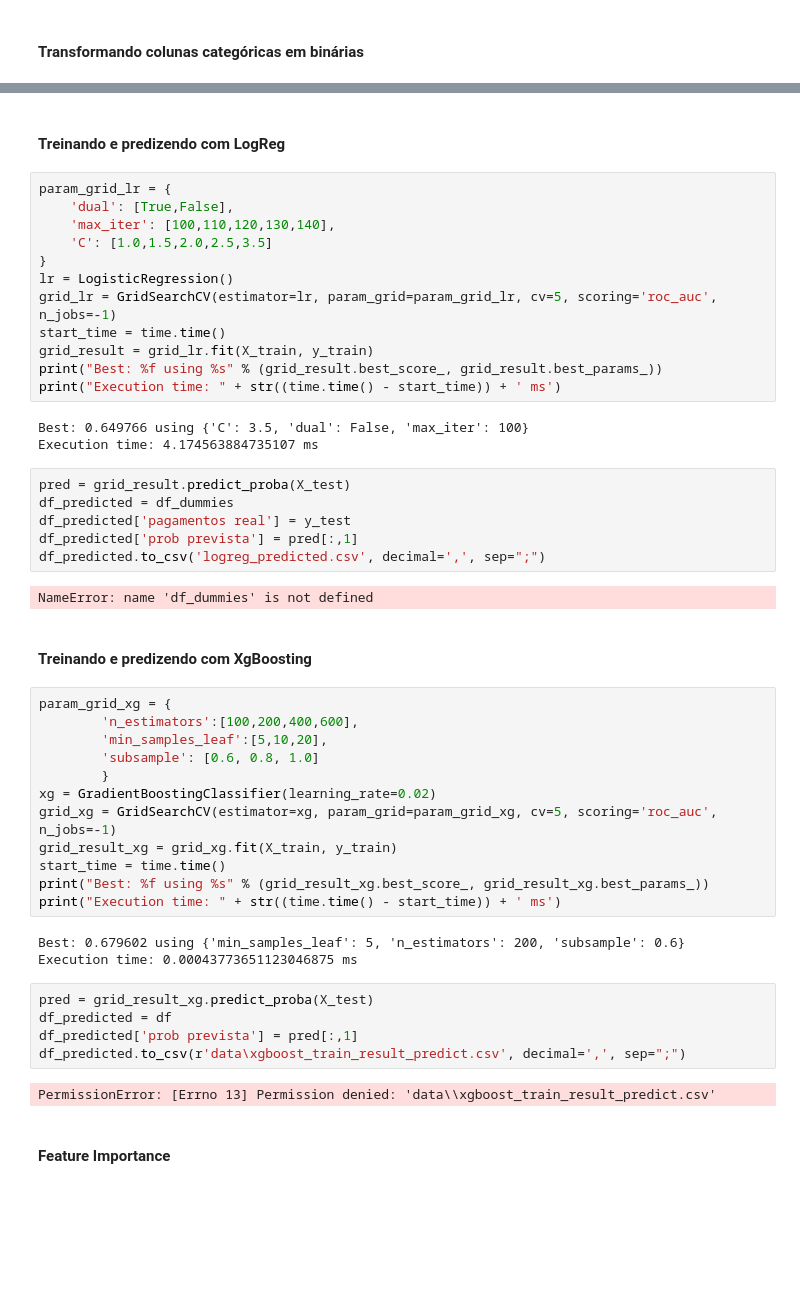
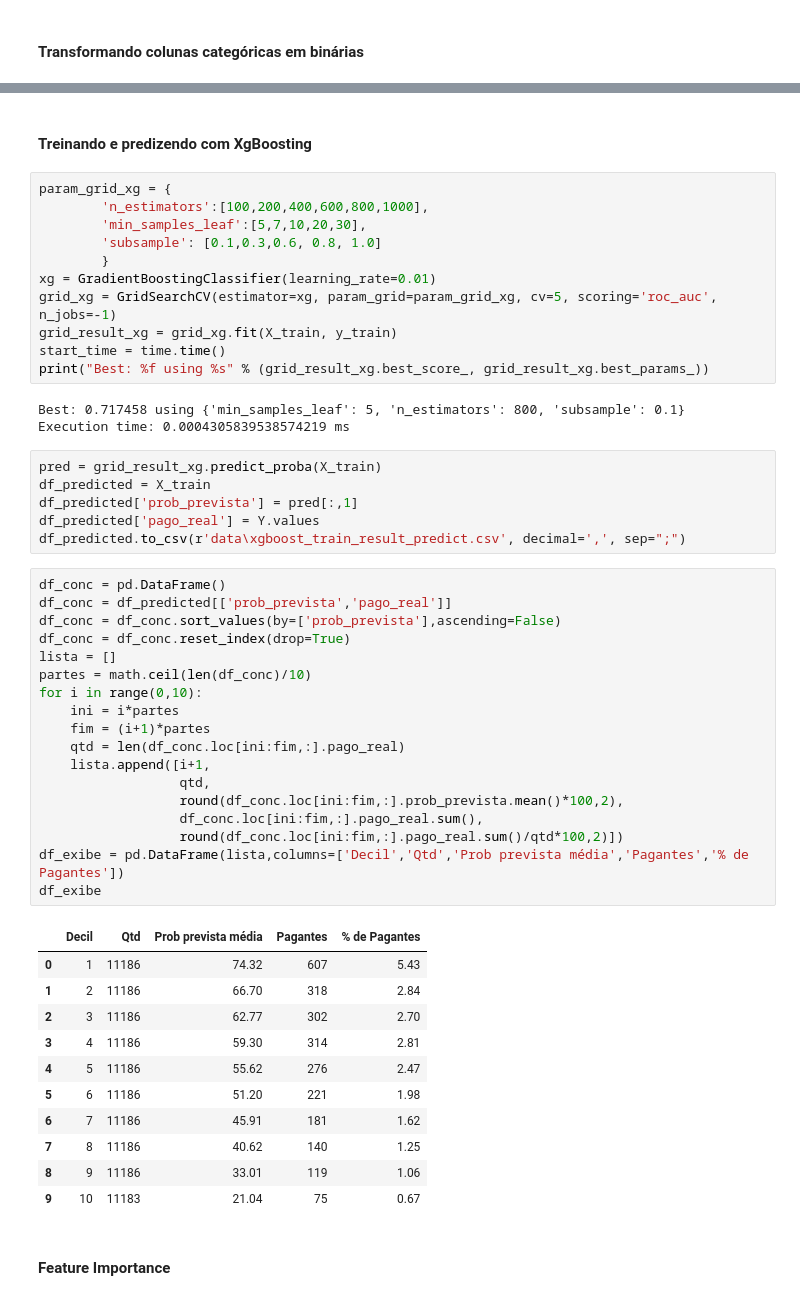
Before and after one commit to gbencke/scorea03, a Jupyter notebook: scoreA03.ipynb, the cells around one changed output, grey strips where cells are left out. Saved outputs shown, nothing was run; the diff lists cells and outputs as text; blank space fills up the shorter version.

```diff
--- a/scoreA03.ipynb
+++ b/scoreA03.ipynb
@@ -270,52 +270,55 @@ X_test = df[dummies.columns].values
-# %% [markdown]
-#### Treinando e predizendo com LogReg
-# %%
-param_grid_lr = {
-    'dual': [True,False],
-    'max_iter': [100,110,120,130,140],
-    'C': [1.0,1.5,2.0,2.5,3.5]
-}
-lr = LogisticRegression()
-grid_lr = GridSearchCV(estimator=lr, param_grid=param_grid_lr, cv=5, scoring='roc_auc', n_jobs=-1)
-start_time = time.time()
-grid_result = grid_lr.fit(X_train, y_train)
-print("Best: %f using %s" % (grid_result.best_score_, grid_result.best_params_))
-print("Execution time: " + str((time.time() - start_time)) + ' ms')
-# %% [output]
-Best: 0.649766 using {'C': 3.5, 'dual': False, 'max_iter': 100}
-Execution time: 4.174563884735107 ms
-# %%
-pred = grid_result.predict_proba(X_test)
-df_predicted = df_dummies
-df_predicted['pagamentos real'] = y_test
-df_predicted['prob prevista'] = pred[:,1]
-df_predicted.to_csv('logreg_predicted.csv', decimal=',', sep=";")
-# %% [output]
-NameError: name 'df_dummies' is not defined
 # %% [markdown]
 #### Treinando e predizendo com XgBoosting
 # %%
 param_grid_xg = {
-        'n_estimators':[100,200,400,600],
-        'min_samples_leaf':[5,10,20],
-        'subsample': [0.6, 0.8, 1.0]
+        'n_estimators':[100,200,400,600,800,1000],
+        'min_samples_leaf':[5,7,10,20,30],
+        'subsample': [0.1,0.3,0.6, 0.8, 1.0]
         }
-xg = GradientBoostingClassifier(learning_rate=0.02)
+xg = GradientBoostingClassifier(learning_rate=0.01)
 grid_xg = GridSearchCV(estimator=xg, param_grid=param_grid_xg, cv=5, scoring='roc_auc', n_jobs=-1)
 grid_result_xg = grid_xg.fit(X_train, y_train)
 start_time = time.time()
 print("Best: %f using %s" % (grid_result_xg.best_score_, grid_result_xg.best_params_))
-print("Execution time: " + str((time.time() - start_time)) + ' ms')
 # %% [output]
-Best: 0.679602 using {'min_samples_leaf': 5, 'n_estimators': 200, 'subsample': 0.6}
-Execution time: 0.00043773651123046875 ms
+Best: 0.717458 using {'min_samples_leaf': 5, 'n_estimators': 800, 'subsample': 0.1}
+Execution time: 0.0004305839538574219 ms
 # %%
-pred = grid_result_xg.predict_proba(X_test)
-df_predicted = df
-df_predicted['prob prevista'] = pred[:,1]
+pred = grid_result_xg.predict_proba(X_train)
+df_predicted = X_train
+df_predicted['prob_prevista'] = pred[:,1]
+df_predicted['pago_real'] = Y.values
 df_predicted.to_csv(r'data\xgboost_train_result_predict.csv', decimal=',', sep=";")
-# %% [output]
-PermissionError: [Errno 13] Permission denied: 'data\\xgboost_train_result_predict.csv'
+# %%
+df_conc = pd.DataFrame()
+df_conc = df_predicted[['prob_prevista','pago_real']]
+df_conc = df_conc.sort_values(by=['prob_prevista'],ascending=False)
+df_conc = df_conc.reset_index(drop=True)
+lista = []
+partes = math.ceil(len(df_conc)/10)
+for i in range(0,10):
+    ini = i*partes
+    fim = (i+1)*partes
+    qtd = len(df_conc.loc[ini:fim,:].pago_real)
+    lista.append([i+1,
+                  qtd,
+                  round(df_conc.loc[ini:fim,:].prob_prevista.mean()*100,2),
+                  df_conc.loc[ini:fim,:].pago_real.sum(),
+                  round(df_conc.loc[ini:fim,:].pago_real.sum()/qtd*100,2)])
+df_exibe = pd.DataFrame(lista,columns=['Decil','Qtd','Prob prevista média','Pagantes','% de Pagantes'])
+df_exibe
+# %% [output]
+|  | Decil | Qtd | Prob prevista média | Pagantes | % de Pagantes |
+| 0 | 1 | 11186 | 74.32 | 607 | 5.43 |
+| 1 | 2 | 11186 | 66.70 | 318 | 2.84 |
+| 2 | 3 | 11186 | 62.77 | 302 | 2.70 |
+| 3 | 4 | 11186 | 59.30 | 314 | 2.81 |
+| 4 | 5 | 11186 | 55.62 | 276 | 2.47 |
+| 5 | 6 | 11186 | 51.20 | 221 | 1.98 |
+| 6 | 7 | 11186 | 45.91 | 181 | 1.62 |
+| 7 | 8 | 11186 | 40.62 | 140 | 1.25 |
+| 8 | 9 | 11186 | 33.01 | 119 | 1.06 |
+| 9 | 10 | 11183 | 21.04 | 75 | 0.67 |
 # %% [markdown]
 #### Feature Importance
 # %%
```
Also changed, not shown: parts of 48 cells of this notebook, 7 other files.
